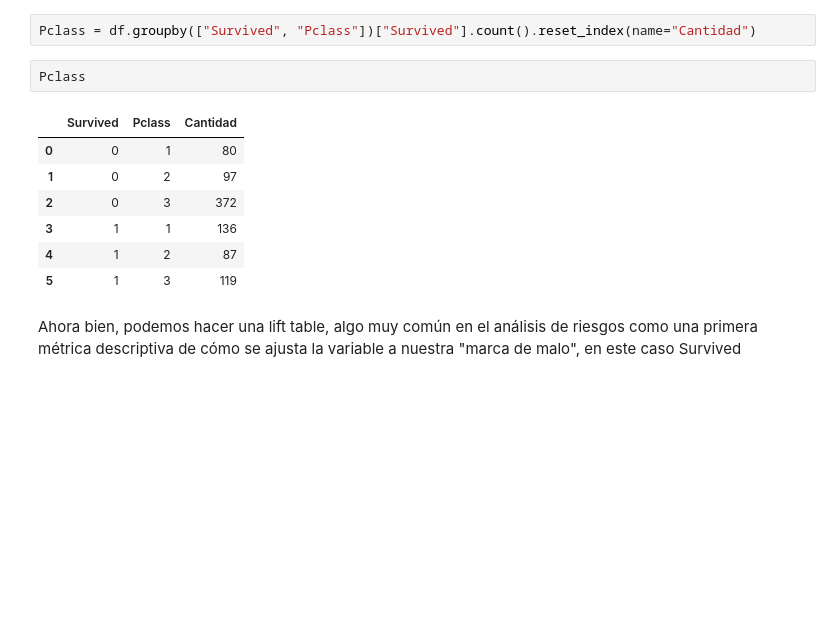
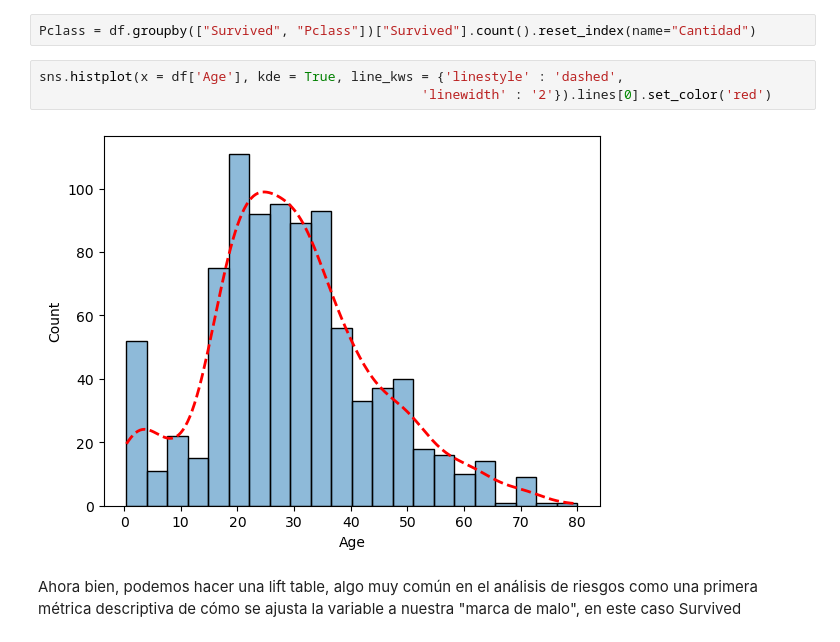
Before and after one commit to loreto73/Titanic, a Jupyter notebook: k_titanic.ipynb, the cells around one changed output. Drawn from its saved outputs; the diff is of its cells as text; blank space fills up the shorter version.

```diff
--- a/k_titanic.ipynb
+++ b/k_titanic.ipynb
@@ -104,16 +41,11 @@ Podemos observar que son 891 observaciones en nuestro conjunto de entrenamiento,
 Continuando con el análisis exploratorio, podemos empezar a observar cuántos sobrevivientes hubo agrupando por clase.
 # %%
 Pclass = df.groupby(["Survived", "Pclass"])["Survived"].count().reset_index(name="Cantidad")
-# %%
-Pclass
-# %% [output]
-|  | Survived | Pclass | Cantidad |
-| 0 | 0 | 1 | 80 |
-| 1 | 0 | 2 | 97 |
-| 2 | 0 | 3 | 372 |
-| 3 | 1 | 1 | 136 |
-| 4 | 1 | 2 | 87 |
-| 5 | 1 | 3 | 119 |
+# %%
+sns.histplot(x = df['Age'], kde = True, line_kws = {'linestyle' : 'dashed',
+                                                 'linewidth' : '2'}).lines[0].set_color('red')
+# %% [output]
+[figure, added]
 # %% [markdown]
 Ahora bien, podemos hacer una lift table, algo muy común en el análisis de riesgos como una primera métrica descriptiva de cómo se ajusta la variable a nuestra "marca de malo", en este caso Survived
 # %%
```
Also changed, not shown: parts of 48 cells of this notebook.
